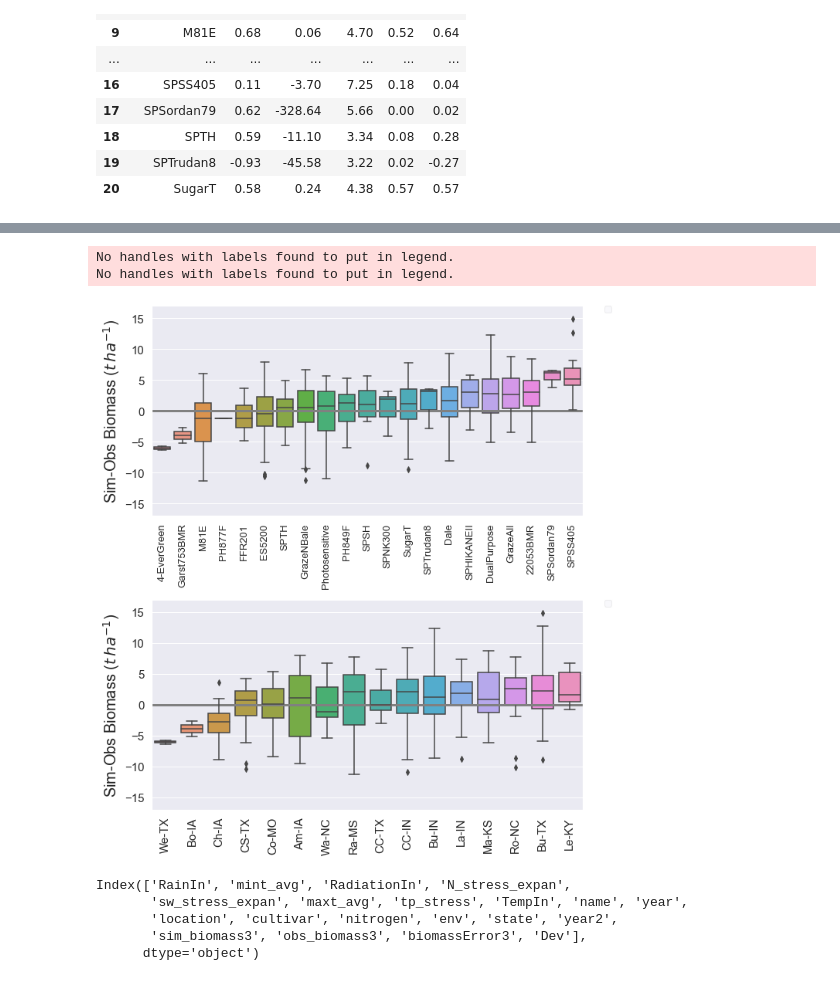
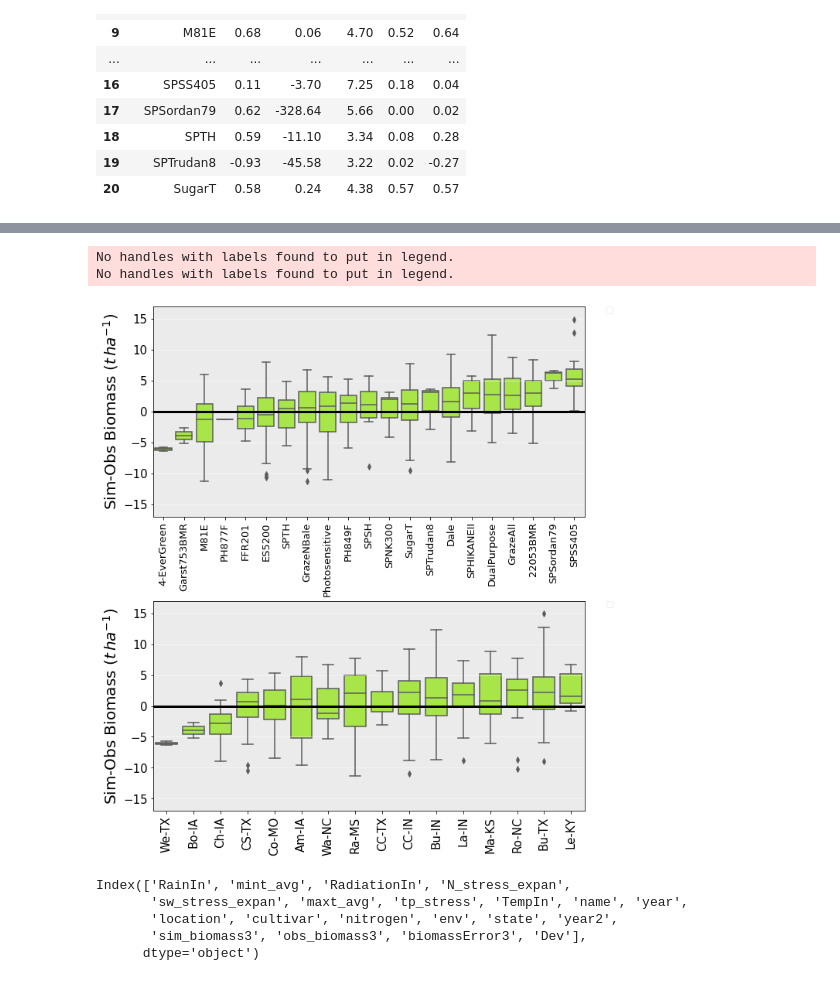
Before and after one commit to JJguri/APSIMClassicTools, a Jupyter notebook: SunGrantDataValidation.ipynb, the cells around one changed output, grey strips where cells are left out. Cells and saved outputs as stored; diff of their text form; code cells hidden in the pictures.

```diff
--- a/SunGrantDataValidation.ipynb
+++ b/SunGrantDataValidation.ipynb
@@ -882,44 +869,53 @@ grouped = final.groupby("cultivar")
 sorted_mean = pd.DataFrame({col:vals['Dev'] for col,vals in grouped}).mean().sort_values(ascending=True)
 kwargs  =   {'edgecolor':"k"}
 
-sns.boxplot(data=final, x='cultivar', y='Dev', zorder=2, order=sorted_mean.index)
+
+ax = plt.gca()
+ax.grid(True, 'major', color='w', linestyle='-', linewidth=0.5,  zorder=1)
+ax.grid(True, 'minor', color='0.92', linestyle='-', linewidth=0.5, zorder=1)
+ax.patch.set_facecolor('0.92')
+sns.boxplot(data=final, x='cultivar', y='Dev', zorder=2, order=sorted_mean.index, color="greenyellow")
+ax.axhline(y=0, color='k', linestyle='-',  zorder=3, linewidth=3)
 #sns.regplot(data=final000, x='TempIn', y='Dev', ci=None, color='k', scatter=False, line_kws={'linewidth':3, "zorder":4})
 plt.legend(prop=dict(size=11),bbox_to_anchor=(1.05, 1), loc=2, borderaxespad=0., ncol=1,framealpha=0.3,markerscale=2)
-ax.axhline(y=0, color='grey', linestyle='-',  zorder=1, linewidth=3)
 ax.set_xticklabels(ax.get_xticklabels(),rotation=90)
 #ax.set_xlim([14,31])
 ax.set_ylim([-17,17])
 plt.ylabel('Sim-Obs Biomass ($t\,ha^{-1}$)', fontsize =20)
 plt.xlabel('', fontsize =20)
 ax.yaxis.set_tick_params(labelsize=15)
 ax.xaxis.set_tick_params(labelsize=13)
 
 ################################################################
 ax=plt.subplot(2, 1, 2)
 
 grouped = final.groupby("env")
 sorted_mean = pd.DataFrame({col:vals['Dev'] for col,vals in grouped}).mean().sort_values(ascending=True)
 kwargs  =   {'edgecolor':"k"}
 
-sns.boxplot(data=final, x='env', y='Dev', zorder=2, order=sorted_mean.index)
+ax = plt.gca()
+ax.grid(True, 'major', color='w', linestyle='-', linewidth=0.5,  zorder=1)
+ax.grid(True, 'minor', color='0.92', linestyle='-', linewidth=0.5, zorder=1)
+ax.patch.set_facecolor('0.92')
+sns.boxplot(data=final, x='env', y='Dev', zorder=2, order=sorted_mean.index, color="greenyellow")
+ax.axhline(y=0, color='k', linestyle='-',  zorder=3, linewidth=3)
 #sns.regplot(data=final000, x='TempIn', y='Dev', ci=None, color='k', scatter=False, line_kws={'linewidth':3, "zorder":4})
 plt.legend(prop=dict(size=11),bbox_to_anchor=(1.05, 1), loc=2, borderaxespad=0., ncol=1,framealpha=0.3,markerscale=2)
-ax.axhline(y=0, color='grey', linestyle='-',  zorder=1, linewidth=3)
 ax.set_xticklabels(ax.get_xticklabels(),rotation=90)
 #ax.set_xlim([14,31])
 ax.set_ylim([-17,17])
 plt.ylabel('Sim-Obs Biomass ($t\,ha^{-1}$)', fontsize =20)
 plt.xlabel('', fontsize =20)
 ax.yaxis.set_tick_params(labelsize=15)
 ax.xaxis.set_tick_params(labelsize=15)
 
 ####################################################################
 plt.subplots_adjust(wspace=0, hspace=0.4)
 #plt.savefig(r'C:\Users\uqjojeda\Nextcloud\PURTERRA-A0131\2020\paper\GCBB-submission\SupplementaryMaterial-Figs\dev.png', dpi=300,bbox_inches='tight')
 # %% [output]
 No handles with labels found to put in legend.
 No handles with labels found to put in legend.
-[figure, old version]
+[figure, new version]
 # %%
 final000.columns
 # %% [output]
```
Also changed, not shown: parts of 6 cells of this notebook.
